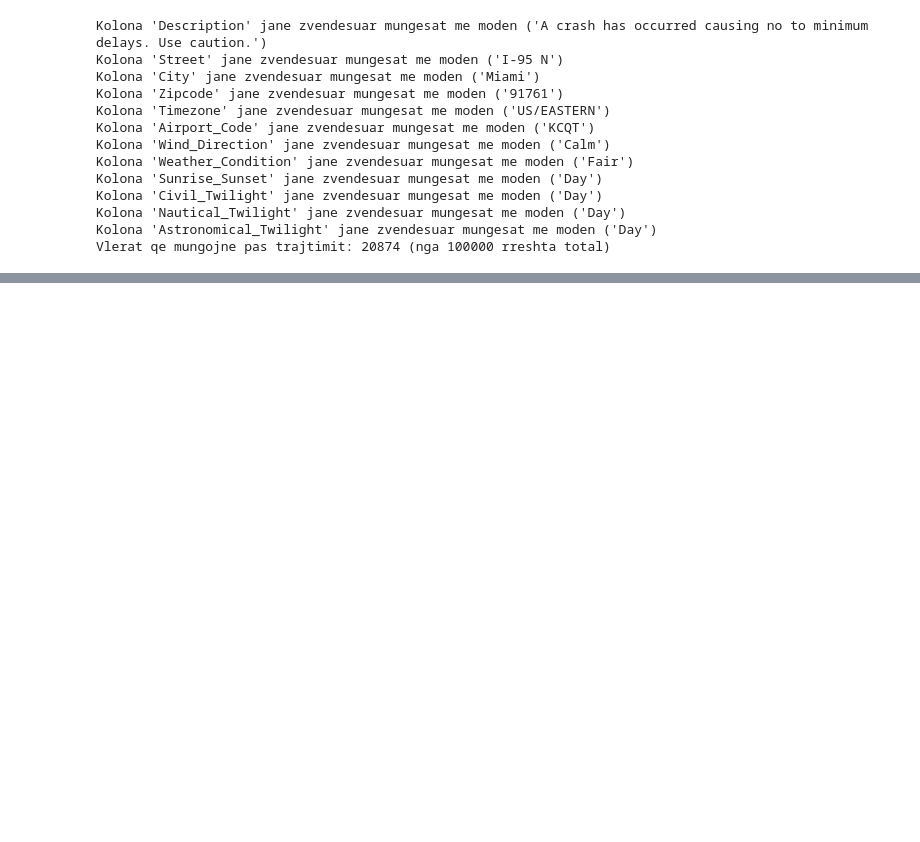
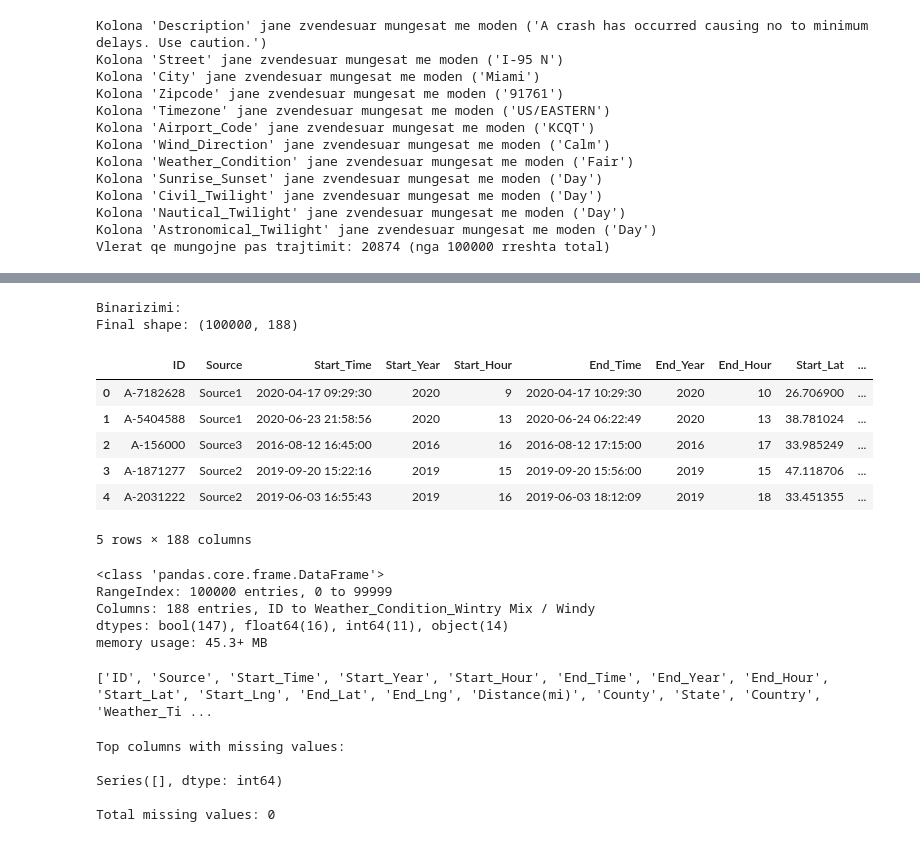
Before and after one commit to DiellzaPervetica/PVDSH_Gr15_2025, a Jupyter notebook: main.ipynb, the cells around one changed output, grey strips where cells are left out. Drawn from its saved outputs; the diff is of its cells as text; code cells hidden in the pictures; blank space fills up the shorter version.

```diff
--- a/main.ipynb
+++ b/main.ipynb
@@ -672,0 +943,46 @@ df_disc.head(3).filter(like='_Binned')
+# %%
+df_merged.to_csv("Datasets/df_binarized.csv", index=False)
+
+print("Binarizimi:")
+print("Final shape:", df_merged.shape)
+df_merged.head()
+# %% [output]
+Binarizimi:
+Final shape: (100000, 188)
+|  | ID | Source | Start_Time | Start_Year | Start_Hour | End_Time | End_Year | End_Hour | Start_Lat | ... |
+| 0 | A-7182628 | Source1 | 2020-04-17 09:29:30 | 2020 | 9 | 2020-04-17 10:29:30 | 2020 | 10 | 26.706900 | ... |
+| 1 | A-5404588 | Source1 | 2020-06-23 21:58:56 | 2020 | 13 | 2020-06-24 06:22:49 | 2020 | 13 | 38.781024 | ... |
+| 2 | A-156000 | Source3 | 2016-08-12 16:45:00 | 2016 | 16 | 2016-08-12 17:15:00 | 2016 | 17 | 33.985249 | ... |
+| 3 | A-1871277 | Source2 | 2019-09-20 15:22:16 | 2019 | 15 | 2019-09-20 15:56:00 | 2019 | 15 | 47.118706 | ... |
+| 4 | A-2031222 | Source2 | 2019-06-03 16:55:43 | 2019 | 16 | 2019-06-03 18:12:09 | 2019 | 18 | 33.451355 | ... |
+5 rows × 188 columns
+# %%
+df_binarized = pd.read_csv("Datasets/df_binarized.csv")
+
+df_binarized.info()
+# %% [output]
+<class 'pandas.core.frame.DataFrame'>
+RangeIndex: 100000 entries, 0 to 99999
+Columns: 188 entries, ID to Weather_Condition_Wintry Mix / Windy
+dtypes: bool(147), float64(16), int64(11), object(14)
+memory usage: 45.3+ MB
+# %%
+print(df_binarized.columns.tolist())
+# %% [output]
+['ID', 'Source', 'Start_Time', 'Start_Year', 'Start_Hour', 'End_Time', 'End_Year', 'End_Hour', 'Start_Lat', 'Start_Lng', 'End_Lat', 'End_Lng', 'Distance(mi)', 'County', 'State', 'Country', 'Weather_Ti ...
+# %%
+#  Transformimi i te dhenave
+
+# kontrolle per missing values
+
+missing_values = df_binarized.isna().sum().sort_values(ascending=False)
+print("Top columns with missing values:\n")
+print(missing_values[missing_values > 0].head(20))
+
+print("\nTotal missing values:", df_binarized.isna().sum().sum())
+# %% [output]
+Top columns with missing values:
+
+Series([], dtype: int64)
+
+Total missing values: 0
```
Also changed, not shown: parts of 24 cells of this notebook, 2 other files.
